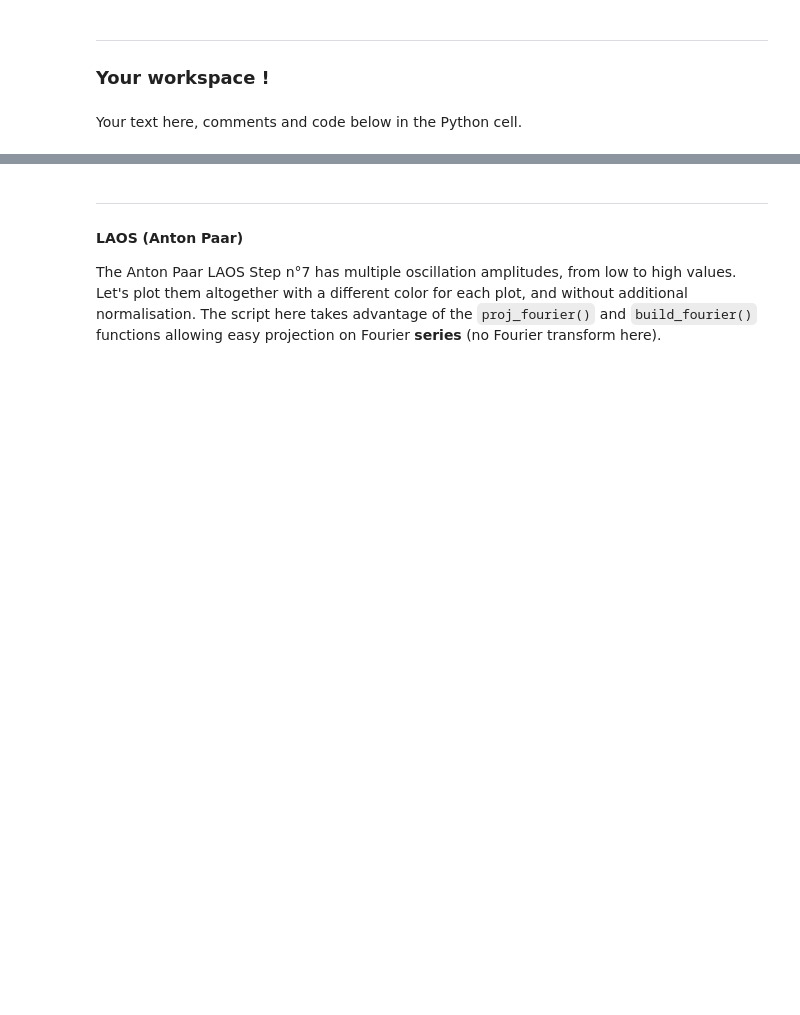
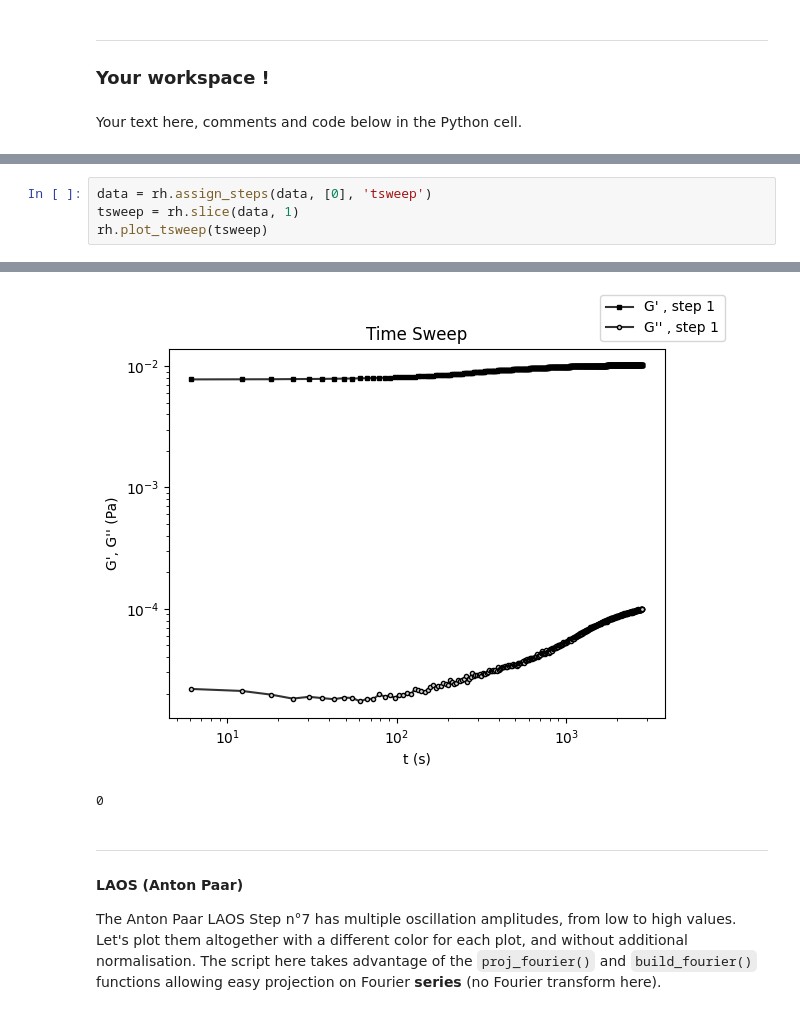
Before and after one commit to bsaintmichel/read-rheol, a Jupyter notebook: ReadRheology.ipynb, the cells around one changed output, grey strips where cells are left out. Saved outputs shown, nothing was run; the diff lists cells and outputs as text; blank space fills up the shorter version.

```diff
--- a/ReadRheology.ipynb
+++ b/ReadRheology.ipynb
@@ -22,0 +57,5 @@ rh.plot_fsweep(rh.slice(data, 5)) # :-)
+# %%
+data = rh.assign_steps(data, [0], 'tsweep')
+tsweep = rh.slice(data, 1)
+rh.plot_tsweep(tsweep)
+# %% [output]
@@ -23,3 +64,5 @@ rh.plot_fsweep(rh.slice(data, 5)) # :-)
+[figure, added]
+0
 # %% [markdown]
 -------------------------------------------------
 
```
Also changed, not shown: parts of 5 cells of this notebook, 3 other files.
